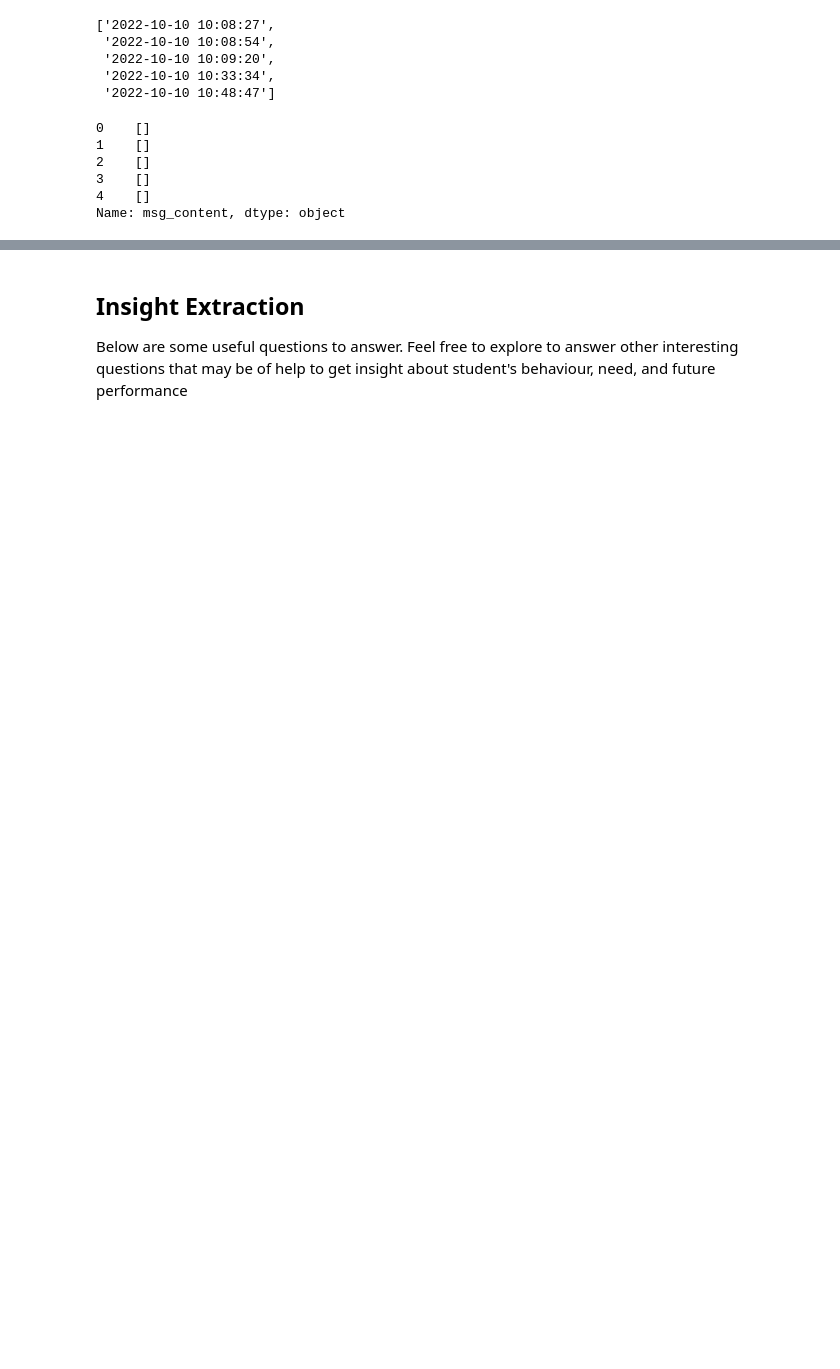
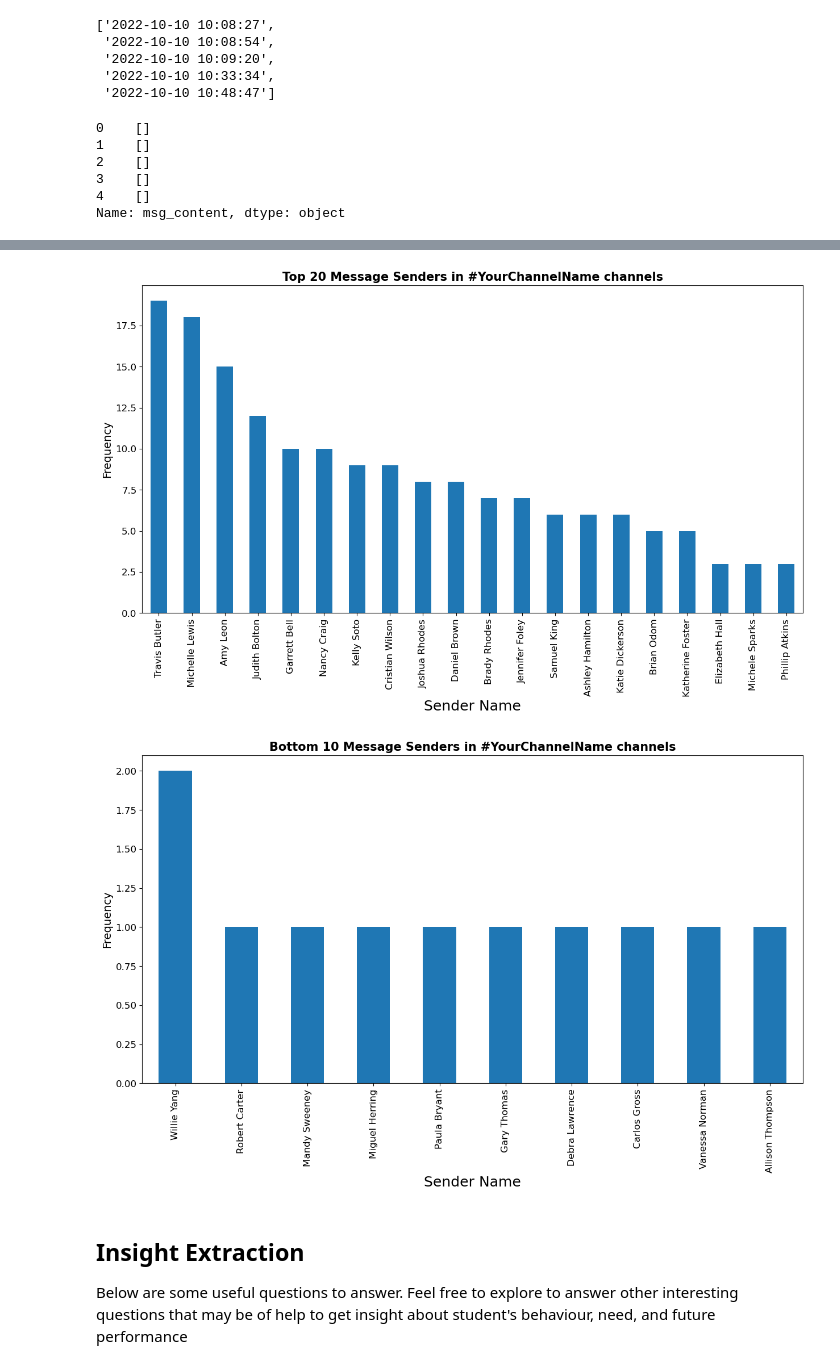
Before and after one commit to moykad/week0_starter_network_analysis, a Jupyter notebook: notebooks/parse_slack_data.ipynb, the cells around one changed output, grey strips where cells are left out. Cells and saved outputs as stored; diff of their text form; code cells hidden in the pictures; blank space fills up the shorter version.

```diff
--- a/notebooks/parse_slack_data.ipynb
+++ b/notebooks/parse_slack_data.ipynb
@@ -64,7 +64,6 @@ def slack_parser(path_channel):
         with open(json_file, 'r', encoding="utf8") as slack_data:
             file_content = json.load(slack_data)
             combined.append(file_content)
-            combined.append(slack_data)
 
     # loop through all json files and extract required informations
     dflist = []
@@ -310,3 +321,6 @@ def draw_user_reaction(data, channel='General'):
     plt.xlabel("Sender Name", size=18); plt.ylabel("Frequency", size=18);
     plt.xticks(size=14); plt.yticks(size=14);
     plt.show()
+# %%
+pfill = slack_parser(r'C:/Users/moyka/OneDrive/Documents/GitHub/allweeks89/')
+pfill.info()
@@ -313,3 +346,8 @@ def draw_user_reaction(data, channel='General'):
+# %%
+get_top_20_user(pfill, channel='YourChannelName')
+# %% [output]
+[figure, added]
+[figure, added]
 # %% [markdown]
 ## Insight Extraction
 
```
Also changed, not shown: parts of 3 cells of this notebook.
